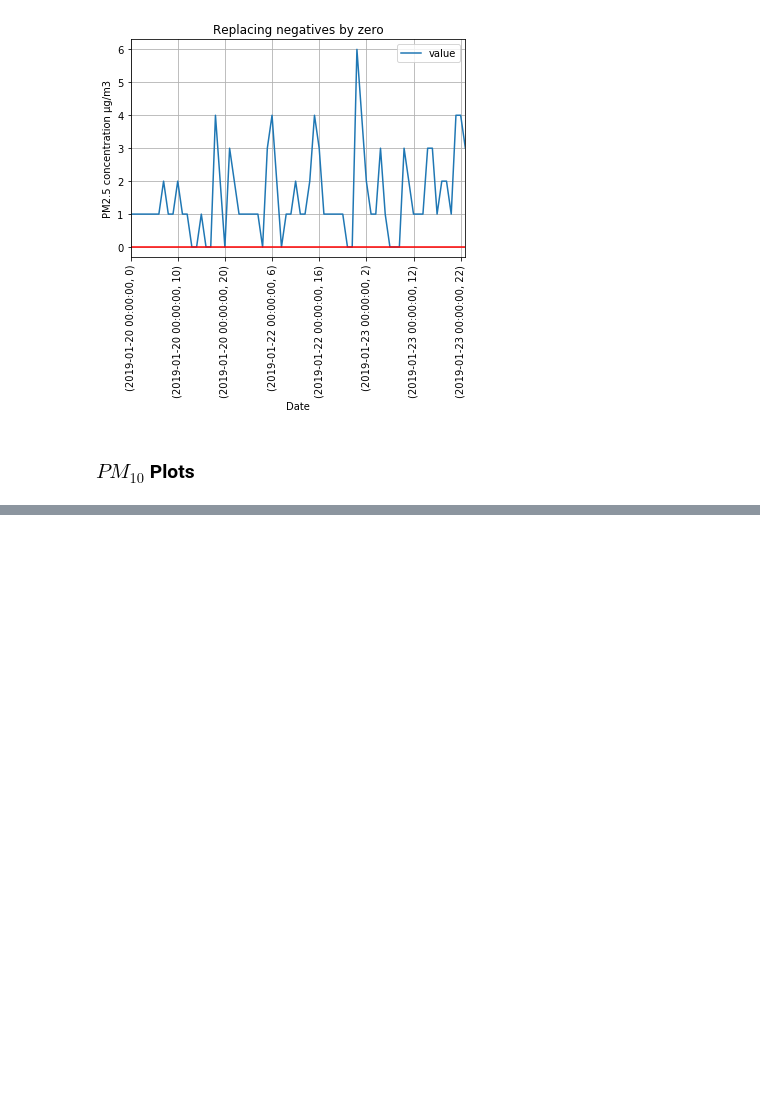
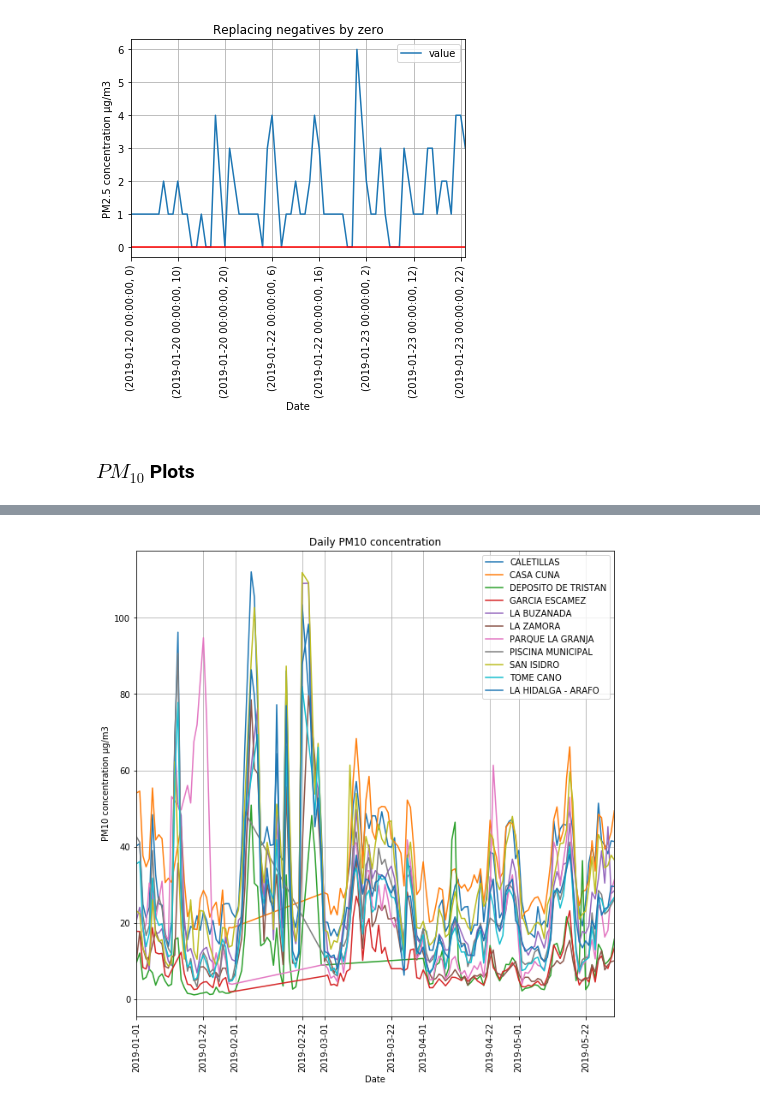
Before and after one commit to carlosdg/AirPollutionForecasting, a Jupyter notebook: Software/jupyter/notebooks/ExploringTheData.ipynb, the cells around one changed output, grey strips where cells are left out. Saved outputs shown, nothing was run; the diff lists cells and outputs as text; code cells hidden in the pictures; blank space fills up the shorter version.

Commit message:
Feat: Outlier detection & Missing values input

```diff
--- a/Software/jupyter/notebooks/ExploringTheData.ipynb
+++ b/Software/jupyter/notebooks/ExploringTheData.ipynb
@@ -203,15 +203,10 @@ def get_daily_pm10(zone):
 
     return daily_df
 
-def get_daily_pm10_plot(zone):
-    daily_df = get_daily_pm10(zone)
-
+def get_daily_pm10_plot(daily_df, zone):
     plot = daily_df.plot(title=f"Daily PM10 concentration", label=zone, rot=90, grid=True, figsize=(10,10))
     plot.set_xlabel("Date")
     plot.set_ylabel("PM10 concentration µg/m3")
     plot.legend()
 
     return plot
-
-for zone in zone_names:
-    get_daily_pm10_plot(zone)
@@ -219,0 +213,5 @@ for zone in zone_names:
+# %%
+# Without removing outliers nor inputing missing data
+for zone in zone_names:
+    daily_df = get_daily_pm10(zone)
+    get_daily_pm10_plot(daily_df, zone)
@@ -219,0 +220,18 @@ for zone in zone_names:
+# %%
+# With outliers removed and missing data interpolated
+def process_outliers(df):
+    z_scores = (df - df.mean()) / df.std()
+    df.loc[(z_scores > 3) | (z_scores < -3)] = np.nan
+
+    return df
+
+def process_missing_data(df):
+    return df.interpolate(method="linear")
+
+for zone in zone_names:
+    daily_df = get_daily_pm10(zone)
+    daily_df = process_outliers(daily_df)
+    daily_df = process_missing_data(daily_df)
+    get_daily_pm10_plot(daily_df, zone)
+# %% [output]
+[figure, added]
```
Also changed, not shown: parts of 3 cells of this notebook, 1 other file.
